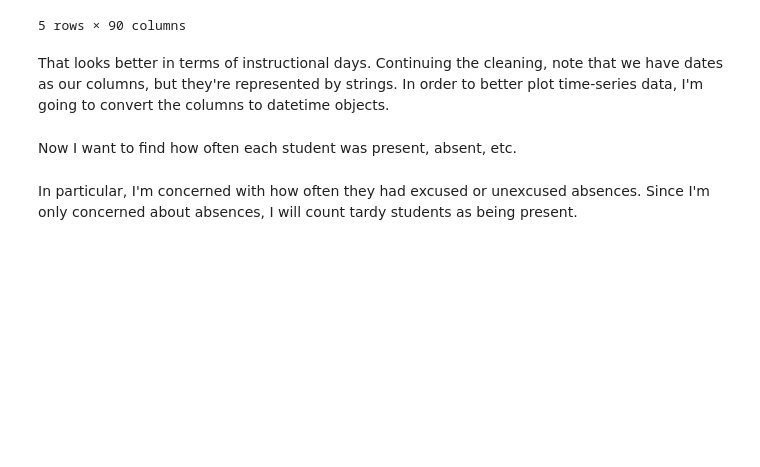
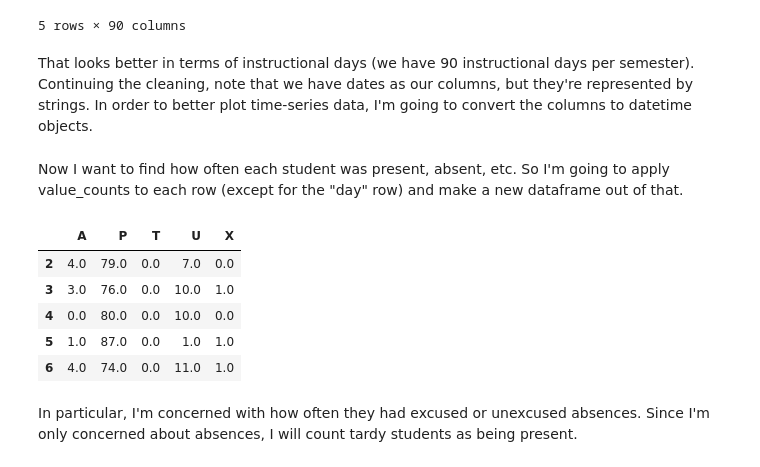
Before and after one commit to sahmed1217/Data-Projects, a Jupyter notebook: Attendance (anonymized).ipynb, the cells around one changed output. Saved outputs shown, nothing was run; the diff lists cells and outputs as text; code cells hidden in the pictures; blank space fills up the shorter version.

```diff
--- a/Attendance (anonymized).ipynb
+++ b/Attendance (anonymized).ipynb
@@ -119,14 +122,22 @@ attendance.head()
 | 5 | P | P | P | P | P | P | P | P | P | P | ... |
 5 rows × 90 columns
 # %% [markdown]
-That looks better in terms of instructional days. Continuing the cleaning, note that we have dates as our columns, but they're represented by strings. In order to better plot time-series data, I'm going to convert the columns to datetime objects.
+That looks better in terms of instructional days (we have 90 instructional days per semester). Continuing the cleaning, note that we have dates as our columns, but they're represented by strings. In order to better plot time-series data, I'm going to convert the columns to datetime objects.
 # %%
 #Apply a function to the columns to convert them to datetime objects inplace
 attendance.rename(columns=lambda x : datetime.strptime(x, "%m/%d/%y"), inplace=True)
 # %% [markdown]
-Now I want to find how often each student was present, absent, etc.
+Now I want to find how often each student was present, absent, etc. So I'm going to apply value_counts to each row (except for the "day" row) and make a new dataframe out of that.
 # %%
 student_attendance=attendance.drop([0]).apply(pd.Series.value_counts,axis=1).fillna(0)
+student_attendance.head()
+# %% [output]
+|  | A | P | T | U | X |
+| 2 | 4.0 | 79.0 | 0.0 | 7.0 | 0.0 |
+| 3 | 3.0 | 76.0 | 0.0 | 10.0 | 1.0 |
+| 4 | 0.0 | 80.0 | 0.0 | 10.0 | 0.0 |
+| 5 | 1.0 | 87.0 | 0.0 | 1.0 | 1.0 |
+| 6 | 4.0 | 74.0 | 0.0 | 11.0 | 1.0 |
 # %% [markdown]
 In particular, I'm concerned with how often they had excused or unexcused absences. Since I'm only concerned about absences, I will count tardy students as being present.
 # %%
```
Also changed, not shown: parts of 53 cells of this notebook.
